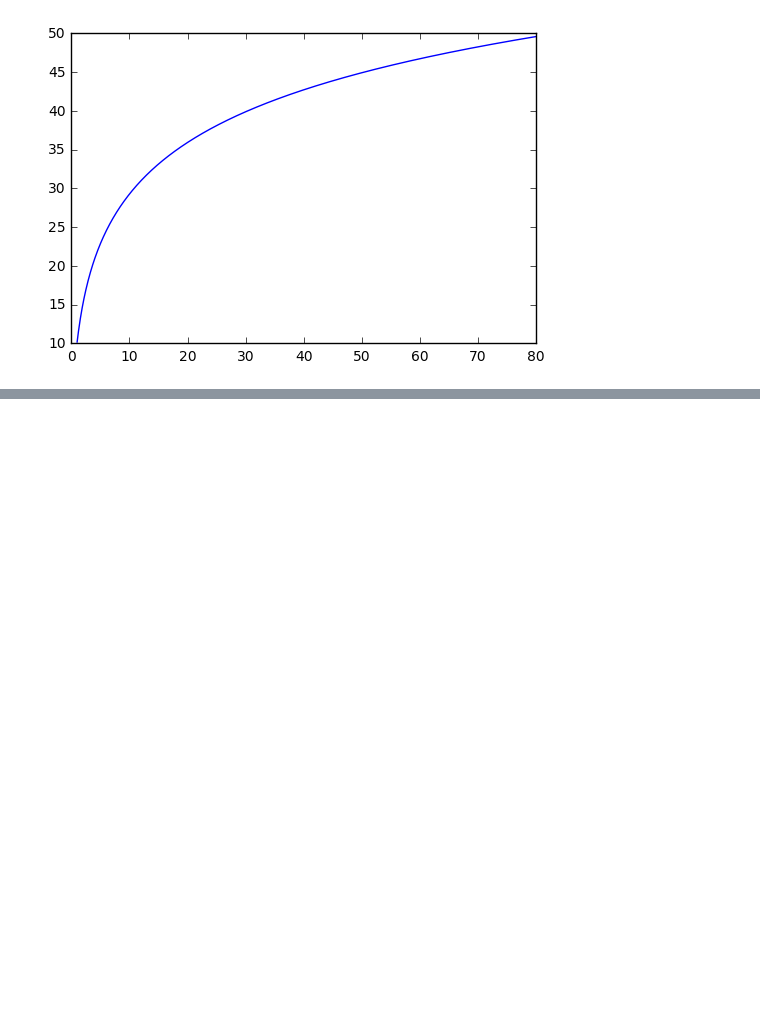
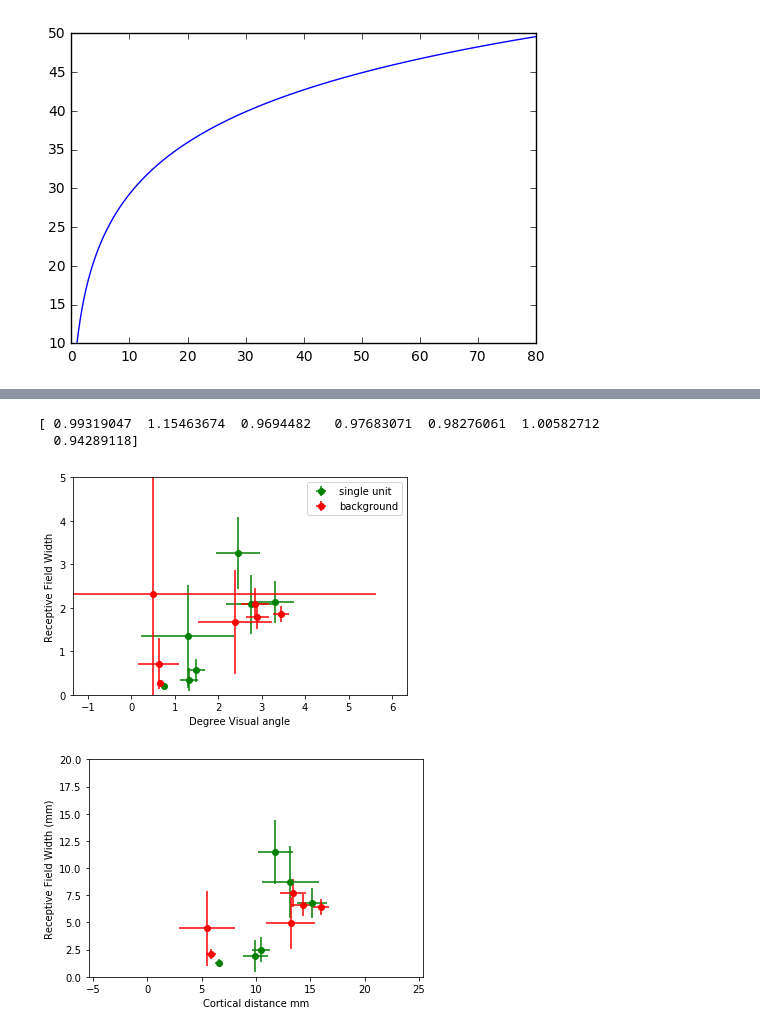
Before and after one commit to deanpospisil/ipython_nb, a Jupyter notebook: Romanu and Virsu retino-cortico mapping.ipynb, the cells around one changed output, grey strips where cells are left out. Drawn from its saved outputs; the diff is of its cells as text; code cells hidden in the pictures; blank space fills up the shorter version.

```diff
--- a/Romanu and Virsu retino-cortico mapping.ipynb
+++ b/Romanu and Virsu retino-cortico mapping.ipynb
@@ -528,0 +973,7 @@ ImportError: No module named caffe
+# %%
+roc = (mse[:,0]/mse[:,1])
+print(roc)
+roc = np.argsort(roc)
+# %% [output]
+[ 0.99319047  1.15463674  0.9694482   0.97683071  0.98276061  1.00582712
+  0.94289118]
@@ -528,0 +984,46 @@ ImportError: No module named caffe
+# %%
+fits_b = []
+fits_s = []
+for j in range(len(good_units)):
+    fit_r, fit_c, ds = fit_gaus1_randc(j, 0)
+    fits_b.append([fit_r, fit_c])
+    fit_r, fit_c, ds = fit_gaus1_randc(j, 1)
+    fits_s.append([fit_r, fit_c])
+# %%
+a = [pd.concat(fit, keys=['r', 'c']) for fit in fits_b]
+b = pd.concat(a, keys=good_units)
+b  = b.swaplevel(0,2)
+
+a = [pd.concat(fit, keys=['r', 'c']) for fit in fits_s]
+s = pd.concat(a, keys=good_units)
+s  = s.swaplevel(0,2)
+# %%
+def plot_rf_params(b, c='k', t='r'):
+    yerr = b['se']['sig'][t].values
+    inds = yerr<2
+    xerr = b['se']['mu'][t].values[inds]
+    yerr = yerr[inds]
+    y=b['mean']['sig'][t].values[inds]
+    x=b['mean']['mu'][t].values[inds]
+
+    plt.errorbar(x=x, y=y, yerr=yerr*2, xerr=xerr*2, marker='o', c=c, linestyle='none')
+    if t=='r':
+        plt.xlabel('Degree Visual angle');
+        plt.ylabel('Receptive Field Width');
+    else:
+        plt.xlabel('Cortical distance mm');
+        plt.ylabel('Receptive Field Width (mm)');
+    plt.axis('equal');plt.grid();
+
+plot_rf_params(s, t='r', c='g')
+plot_rf_params(b, t='r', c='r')
+plt.legend(['single unit', 'background'])
+plt.ylim([0,5]);plt.xlim([0,5])
+
+plt.figure()
+plot_rf_params(s, t='c', c='g')
+plot_rf_params(b, t='c', c='r')
+plt.ylim([0,20]);plt.xlim([0,20]);
+# %% [output]
+[figure, added]
+[figure, added]
```
Also changed, not shown: parts of 33 cells of this notebook, 1 other file.
